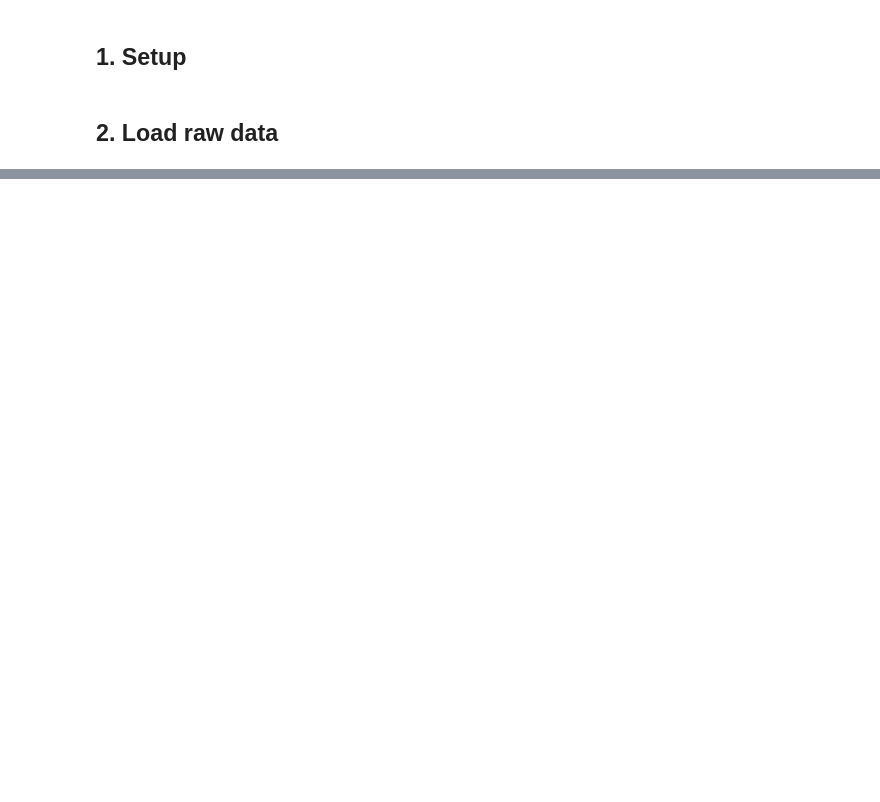
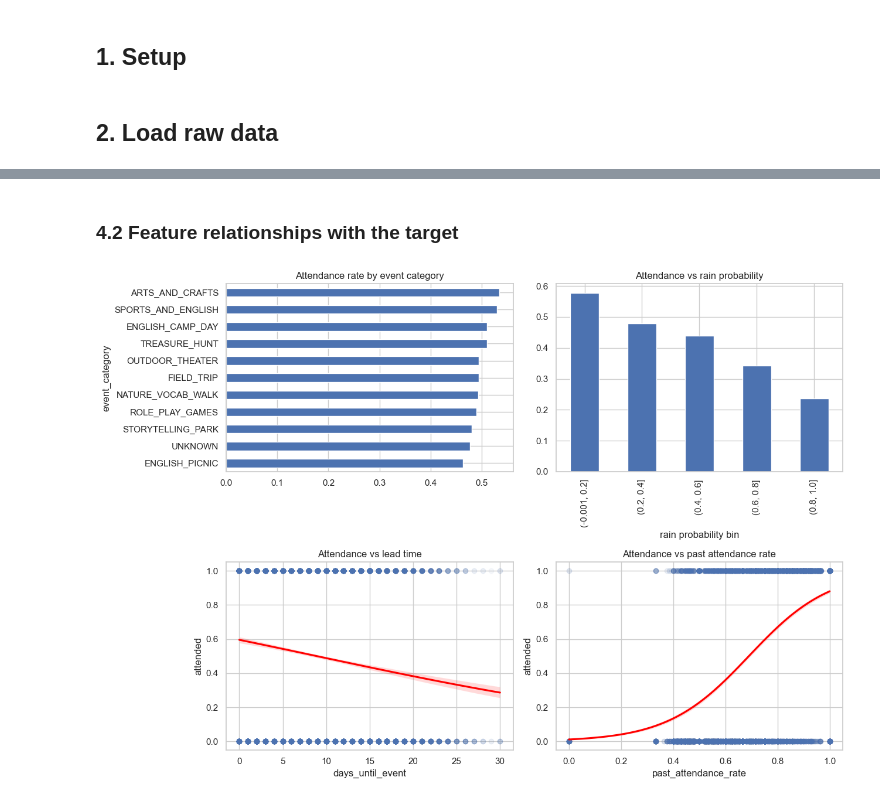
Before and after one commit to mahmoudsalhi/event, a Jupyter notebook: ml/no_show_model.ipynb, the cells around one changed output, grey strips where cells are left out. Drawn from its saved outputs; the diff is of its cells as text; code cells hidden in the pictures; blank space fills up the shorter version.

```diff
--- a/ml/no_show_model.ipynb
+++ b/ml/no_show_model.ipynb
@@ -358,0 +143,13 @@ print(f'Recommended action: {"send extra SMS reminder" if p_no_show > 0.4 else "
+# %%
+# 3.5 Outliers -> NaN
+RANGES = {
+    'kid_age':         (4, 16),
+    'distance_km':     (0, 100),
+    'event_price_tnd': (0, 500),
+    'weather_temp_c':  (-10, 50),
+    'weather_rain_prob': (0, 1),
+}
+for col, (lo, hi) in RANGES.items():
+    bad = ((df[col] < lo) | (df[col] > hi)).sum()
+    df.loc[(df[col] < lo) | (df[col] > hi), col] = np.nan
+    print(f'[outliers] {col:18s}: {bad} out-of-range -> NaN')
@@ -358,0 +240,18 @@ print(f'Recommended action: {"send extra SMS reminder" if p_no_show > 0.4 else "
+# %% [markdown]
+### 4.2 Feature relationships with the target
+# %%
+fig, axes = plt.subplots(2, 2, figsize=(13, 9))
+df.groupby('event_category')['attended'].mean().sort_values().plot(
+    kind='barh', ax=axes[0,0], title='Attendance rate by event category')
+df.groupby(pd.cut(df['weather_rain_prob'], 5))['attended'].mean().plot(
+    kind='bar', ax=axes[0,1], title='Attendance vs rain probability')
+axes[0,1].set_xlabel('rain probability bin')
+sns.regplot(x='days_until_event', y='attended', data=df, ax=axes[1,0],
+            logistic=True, scatter_kws={'alpha': 0.05}, line_kws={'color': 'red'})
+axes[1,0].set_title('Attendance vs lead time')
+sns.regplot(x='past_attendance_rate', y='attended', data=df, ax=axes[1,1],
+            logistic=True, scatter_kws={'alpha': 0.05}, line_kws={'color': 'red'})
+axes[1,1].set_title('Attendance vs past attendance rate')
+plt.tight_layout(); plt.show()
+# %% [output]
+[figure, added]
```
Also changed, not shown: parts of 73 cells of this notebook, 12 other files.
